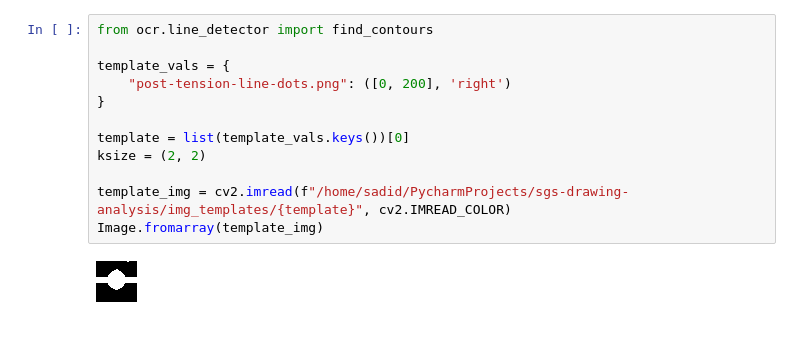
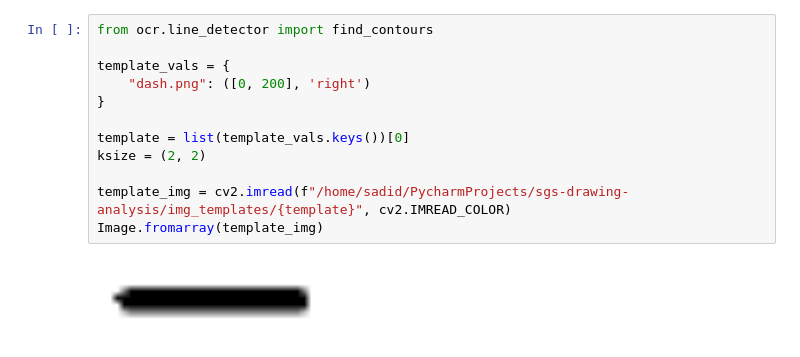
Before and after one commit to mostafa-netizen/Sadidul-Islam-Analysis, a Jupyter notebook: analysis/line_features_dots.ipynb, the cells around one changed output. Saved outputs shown, nothing was run; the diff lists cells and outputs as text; blank space fills up the shorter version.

```diff
--- a/analysis/line_features_dots.ipynb
+++ b/analysis/line_features_dots.ipynb
@@ -47,17 +48,17 @@ Image.fromarray(img_crop)
 # %%
 from ocr.line_detector import find_contours
 
 template_vals = {
-    "post-tension-line-dots.png": ([0, 200], 'right')
+    "dash.png": ([0, 200], 'right')
 }
 
 template = list(template_vals.keys())[0]
 ksize = (2, 2)
 
 template_img = cv2.imread(f"/home/sadid/PycharmProjects/sgs-drawing-analysis/img_templates/{template}", cv2.IMREAD_COLOR)
 Image.fromarray(template_img)
 # %% [output]
-[figure, old version]
+[figure, new version]
 # %%
 cnt_s = find_contours(template_img, ksize)
 height, width = template_img.shape[:2]
```
Also changed, not shown: parts of 8 cells of this notebook, 7 other files.
